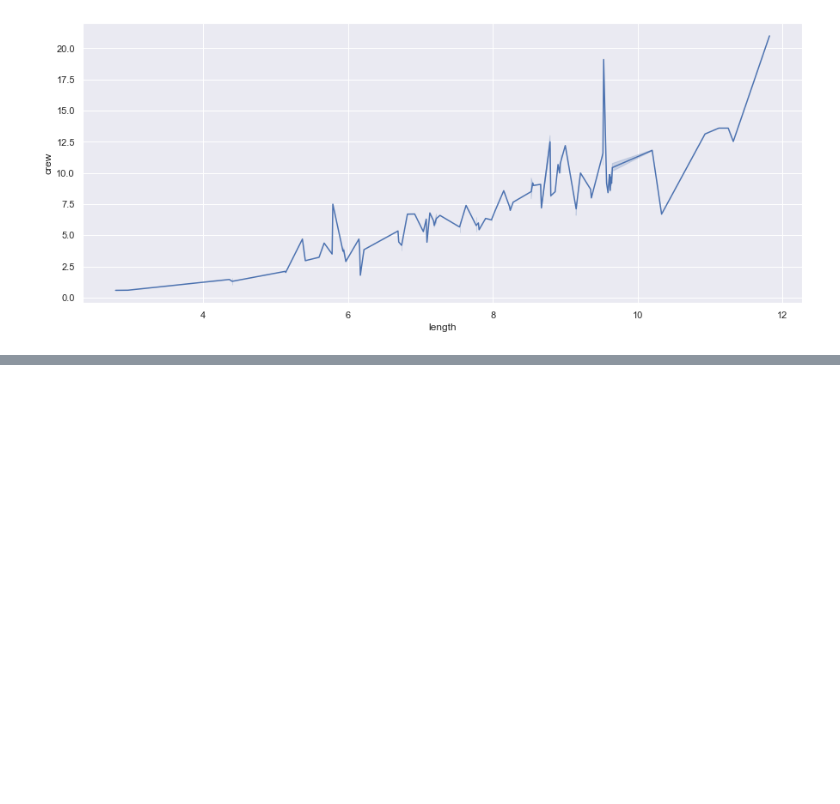
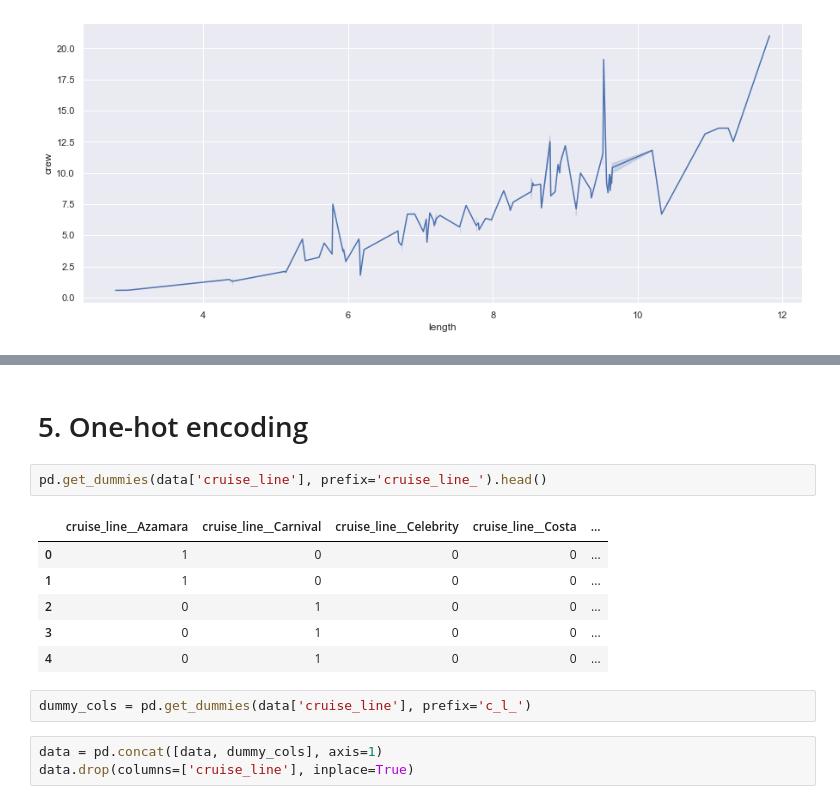
Before and after one commit to halpert3/cruise_ship, a Jupyter notebook: 1_cruise_ship_notebook.ipynb, the cells around one changed output, grey strips where cells are left out. Drawn from its saved outputs; the diff is of its cells as text; blank space fills up the shorter version.

```diff
--- a/1_cruise_ship_notebook.ipynb
+++ b/1_cruise_ship_notebook.ipynb
@@ -159,0 +185,16 @@ Weak correlation:
+# %% [markdown]
+# 5. One-hot encoding
+# %%
+pd.get_dummies(data['cruise_line'], prefix='cruise_line_').head()
+# %% [output]
+|  | cruise_line__Azamara | cruise_line__Carnival | cruise_line__Celebrity | cruise_line__Costa | ... |
+| 0 | 1 | 0 | 0 | 0 | ... |
+| 1 | 1 | 0 | 0 | 0 | ... |
+| 2 | 0 | 1 | 0 | 0 | ... |
+| 3 | 0 | 1 | 0 | 0 | ... |
+| 4 | 0 | 1 | 0 | 0 | ... |
+# %%
+dummy_cols = pd.get_dummies(data['cruise_line'], prefix='c_l_')
+# %%
+data = pd.concat([data, dummy_cols], axis=1)
+data.drop(columns=['cruise_line'], inplace=True)
```
Also changed, not shown: parts of 15 cells of this notebook.
